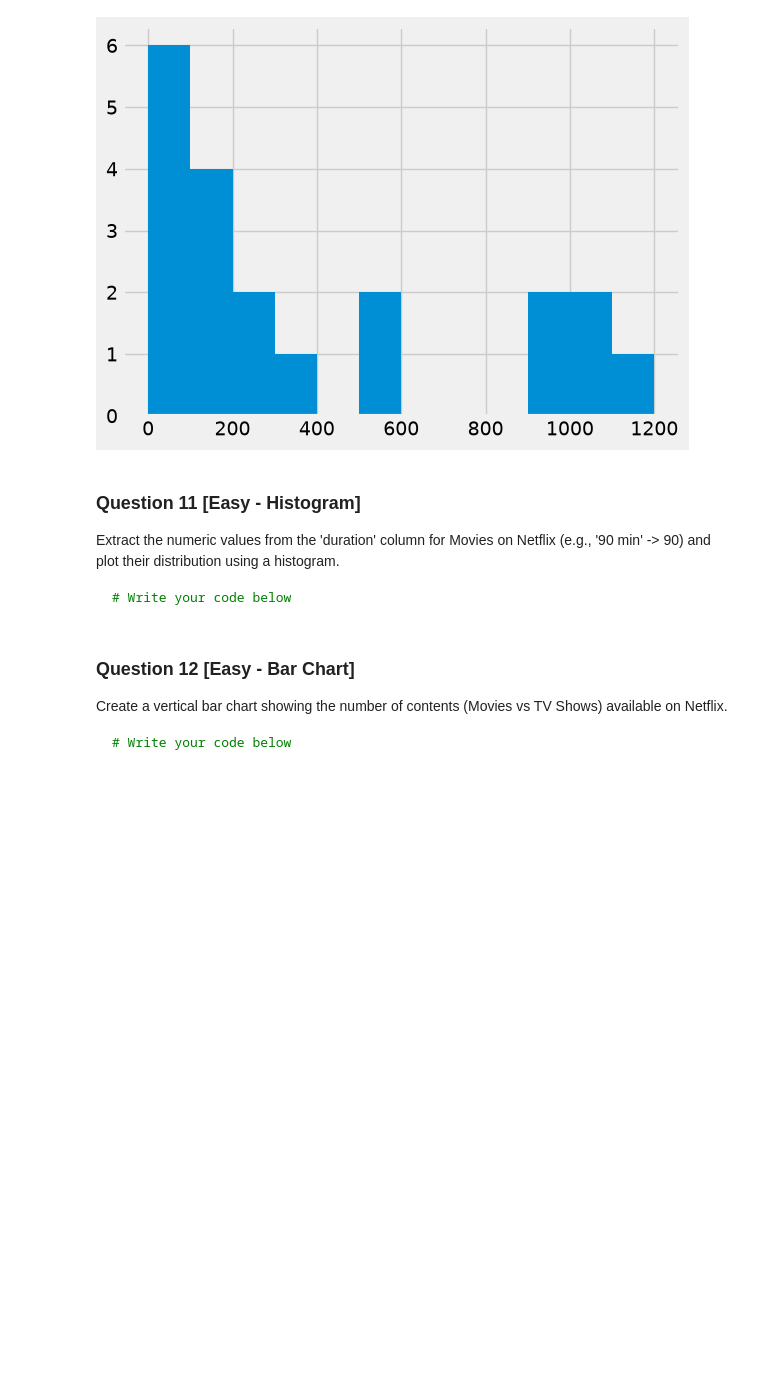
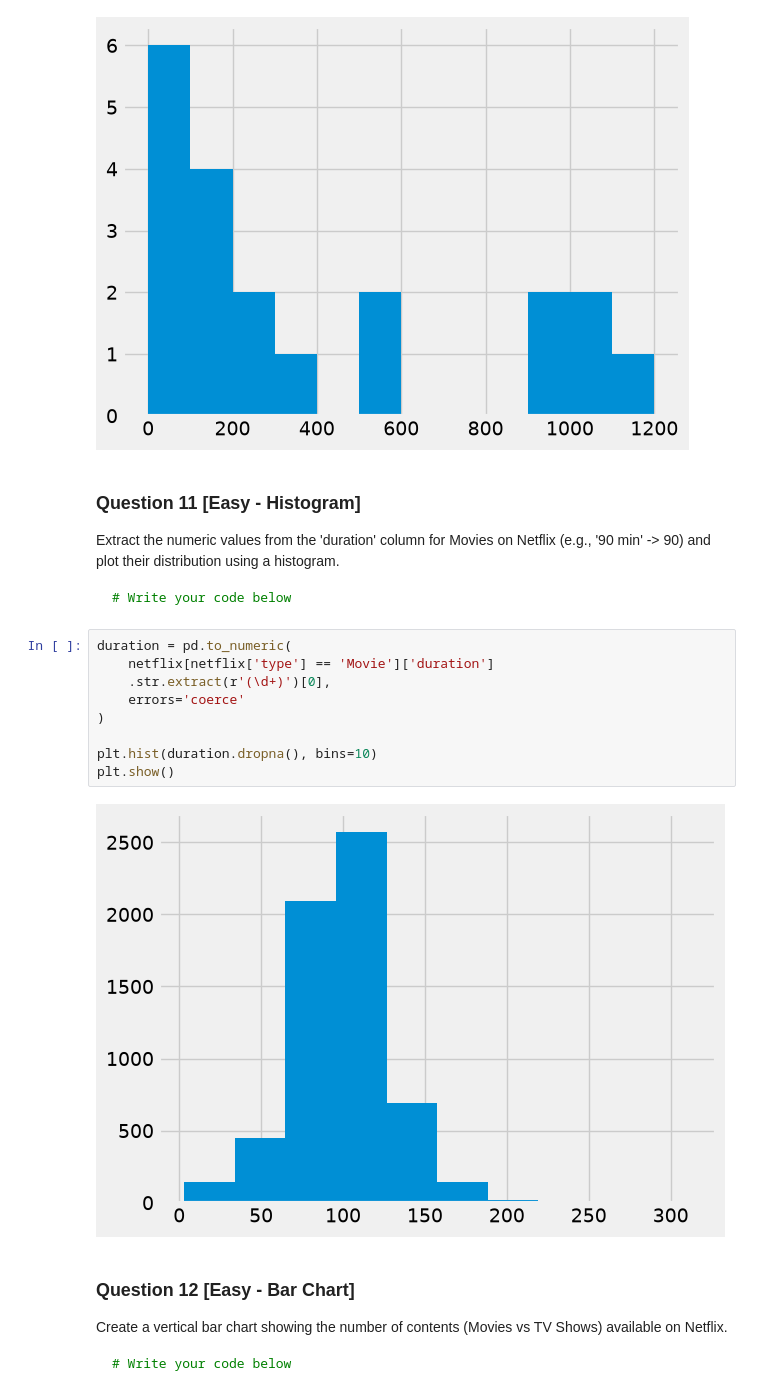
Before and after one commit to Harshit-kumar38/100-Matplotlib-Problems, a Jupyter notebook: Matplotlib_100_solutions.ipynb, the cells around one changed output. Drawn from its saved outputs; the diff is of its cells as text; blank space fills up the shorter version.

````diff
--- a/Matplotlib_100_solutions.ipynb
+++ b/Matplotlib_100_solutions.ipynb
@@ -221,6 +221,17 @@ Extract the numeric values from the 'duration' column for Movies on Netflix (e.g
 ```python
 # Write your code below
 ```
+# %%
+duration = pd.to_numeric(
+    netflix[netflix['type'] == 'Movie']['duration']
+    .str.extract(r'(\d+)')[0],
+    errors='coerce'
+)
+
+plt.hist(duration.dropna(), bins=10)
+plt.show()
+# %% [output]
+[figure, added]
 # %% [markdown]
 ### Question 12 [Easy - Bar Chart]
 Create a vertical bar chart showing the number of contents (Movies vs TV Shows) available on Netflix.
````
Also changed, not shown: parts of 4 cells of this notebook, 1 other file.
